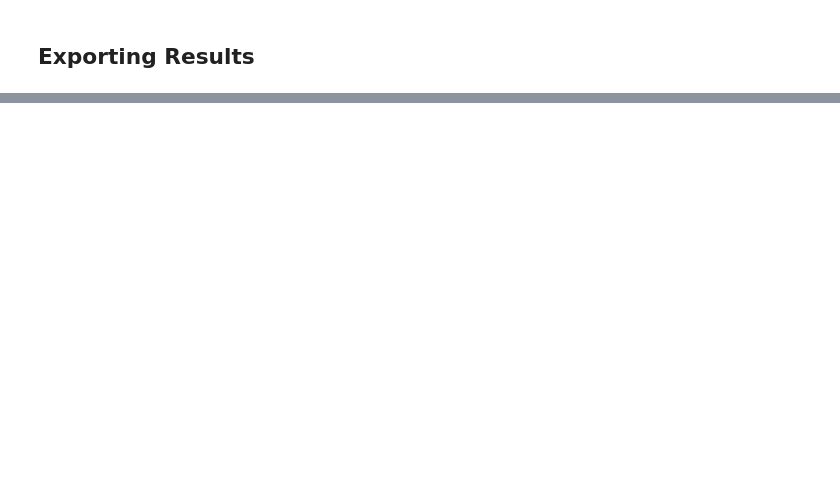
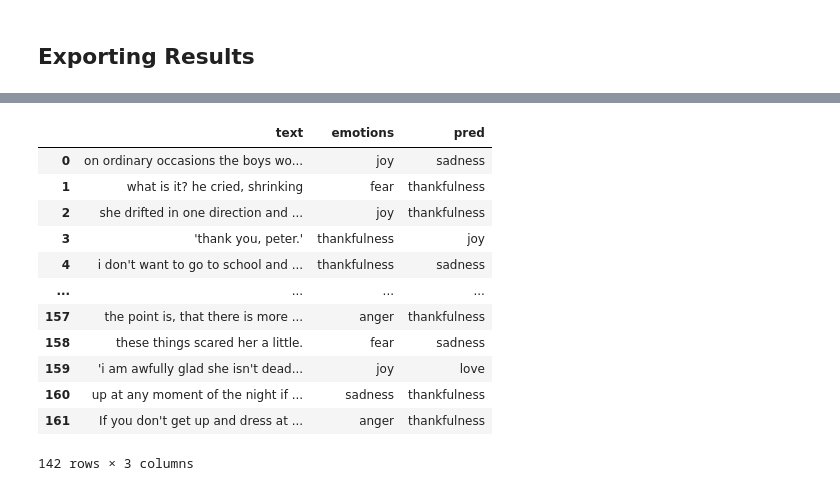
Before and after one commit to vinitshah24/Emotions-Detection-Text-RNN, a Jupyter notebook: peter_pan_emotions_thres_0.4.ipynb, the cells around one changed output, grey strips where cells are left out. Drawn from its saved outputs; the diff is of its cells as text; code cells hidden in the pictures; blank space fills up the shorter version.

```diff
--- a/peter_pan_emotions_thres_0.4.ipynb
+++ b/peter_pan_emotions_thres_0.4.ipynb
@@ -430,0 +428,18 @@ thankfulness
+# %%
+missed = final_df.loc[~(final_df['emotions'] == final_df['pred'])]
+missed = missed[["text", "emotions", "pred"]]
+missed
+# %% [output]
+|  | text | emotions | pred |
+| 0 | on ordinary occasions the boys wo... | joy | sadness |
+| 1 | what is it? he cried, shrinking | fear | thankfulness |
+| 2 | she drifted in one direction and ... | joy | thankfulness |
+| 3 | 'thank you, peter.' | thankfulness | joy |
+| 4 | i don't want to go to school and ... | thankfulness | sadness |
+| ... | ... | ... | ... |
+| 157 | the point is, that there is more ... | anger | thankfulness |
+| 158 | these things scared her a little. | fear | sadness |
+| 159 | 'i am awfully glad she isn't dead... | joy | love |
+| 160 | up at any moment of the night if ... | sadness | thankfulness |
+| 161 | If you don't get up and dress at ... | anger | thankfulness |
+142 rows × 3 columns
```
Also changed, not shown: parts of 27 cells of this notebook, 9 other files.
